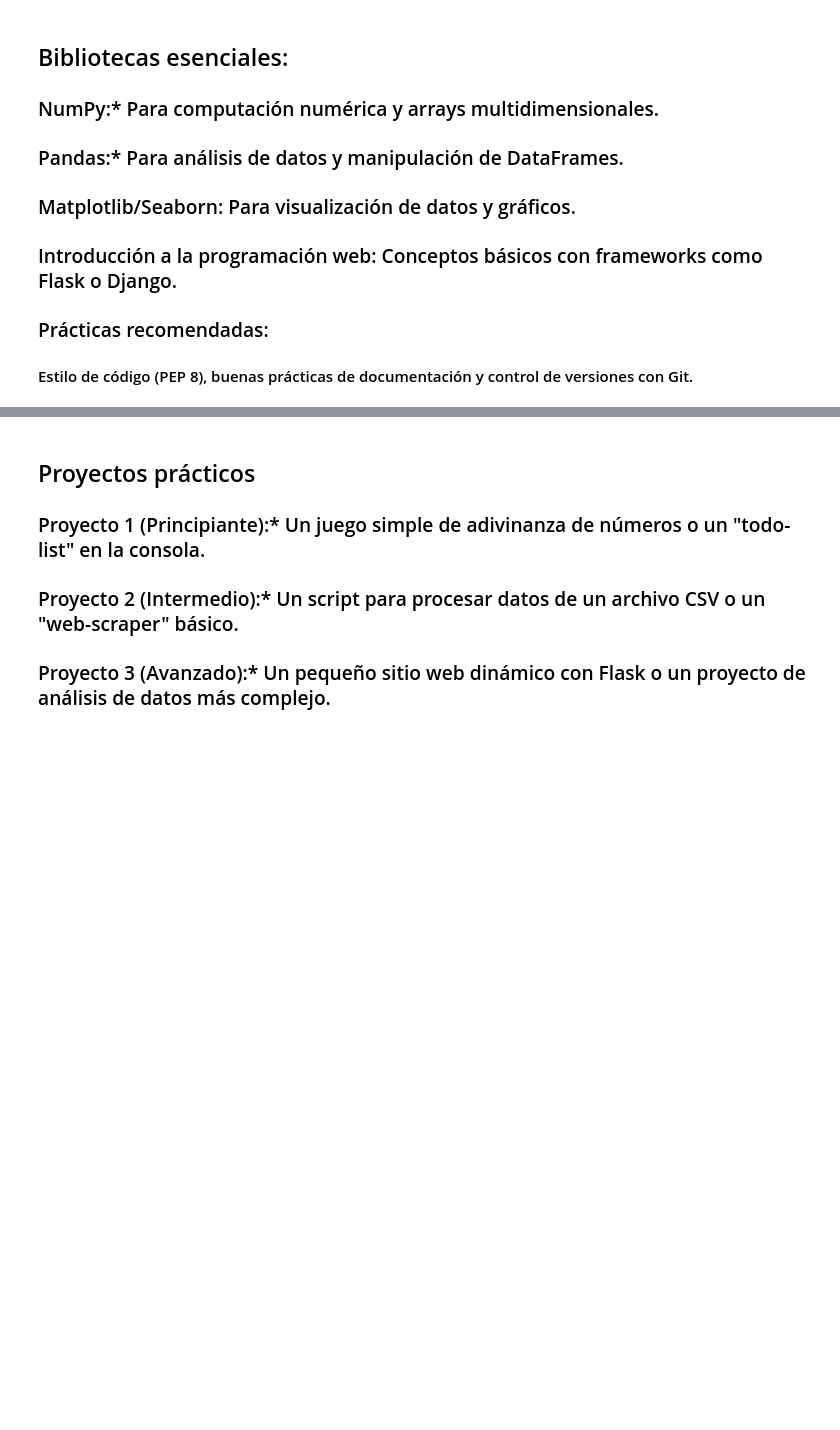
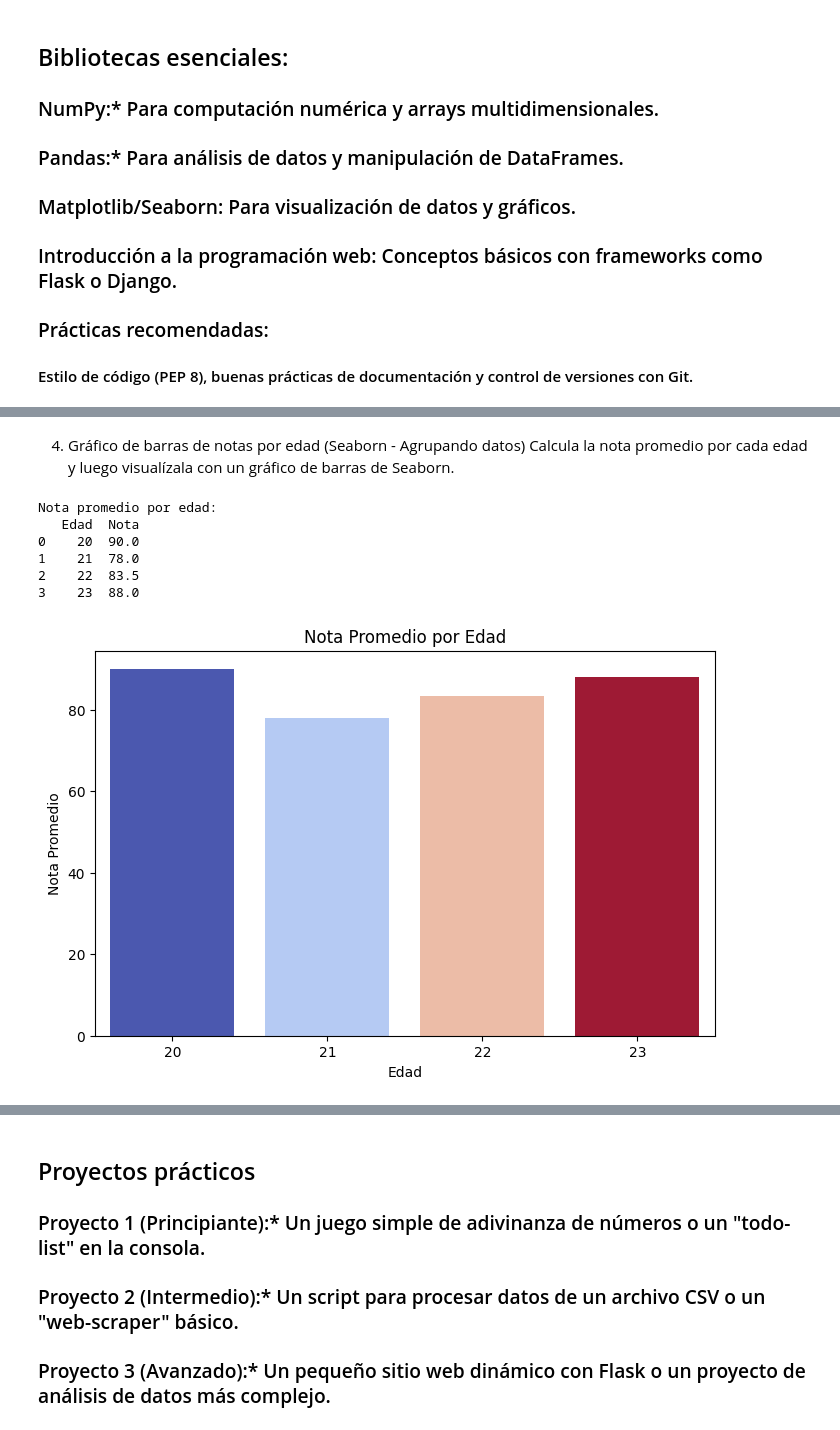
Before and after one commit to lismarcamacho/python-basico-ciencia-de-datos, a Jupyter notebook: Python_basico.ipynb, the cells around one changed output, grey strips where cells are left out. Drawn from its saved outputs; the diff is of its cells as text; code cells hidden in the pictures; blank space fills up the shorter version.

```diff
--- a/Python_basico.ipynb
+++ b/Python_basico.ipynb
@@ -383,0 +762,29 @@ print(productos_ordenados)
+# %% [markdown]
+4. Gráfico de barras de notas por edad (Seaborn - Agrupando datos)
+Calcula la nota promedio por cada edad y luego visualízala con un gráfico de barras de Seaborn.
+# %%
+# Primero, agrupa el DataFrame por 'Edad' y calcula la nota promedio
+promedio_por_edad = df.groupby('Edad')['Nota'].mean().reset_index()
+# Código original que genera la advertencia:
+
+
+
+
+print("\nNota promedio por edad:")
+print(promedio_por_edad)
+
+plt.figure(figsize=(8, 5))
+# Código recomendado para evitar la advertencia:
+sns.barplot(x='Edad', y='Nota', data=promedio_por_edad, palette='coolwarm', hue='Edad', legend=False)
+plt.title('Nota Promedio por Edad')
+plt.xlabel('Edad')
+plt.ylabel('Nota Promedio')
+plt.show()
+# %% [output]
+Nota promedio por edad:
+   Edad  Nota
+0    20  90.0
+1    21  78.0
+2    22  83.5
+3    23  88.0
+[figure, added]
```
Also changed, not shown: parts of 110 cells of this notebook.
